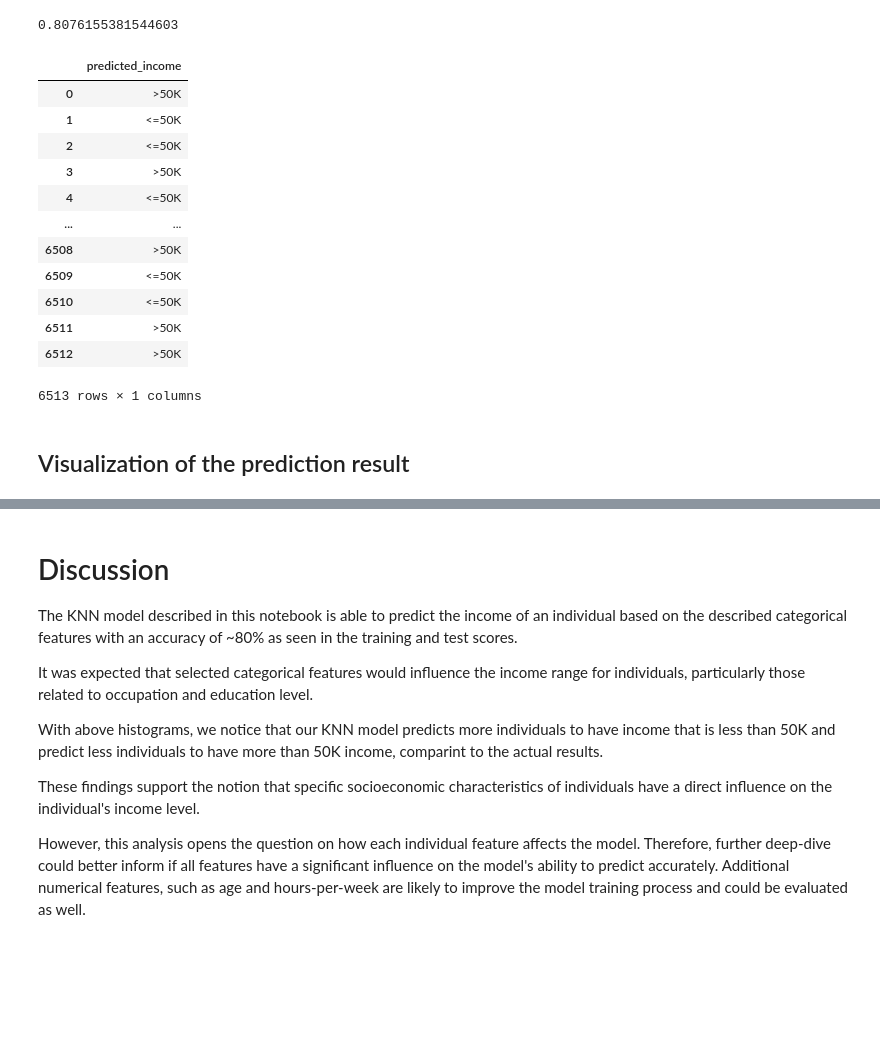
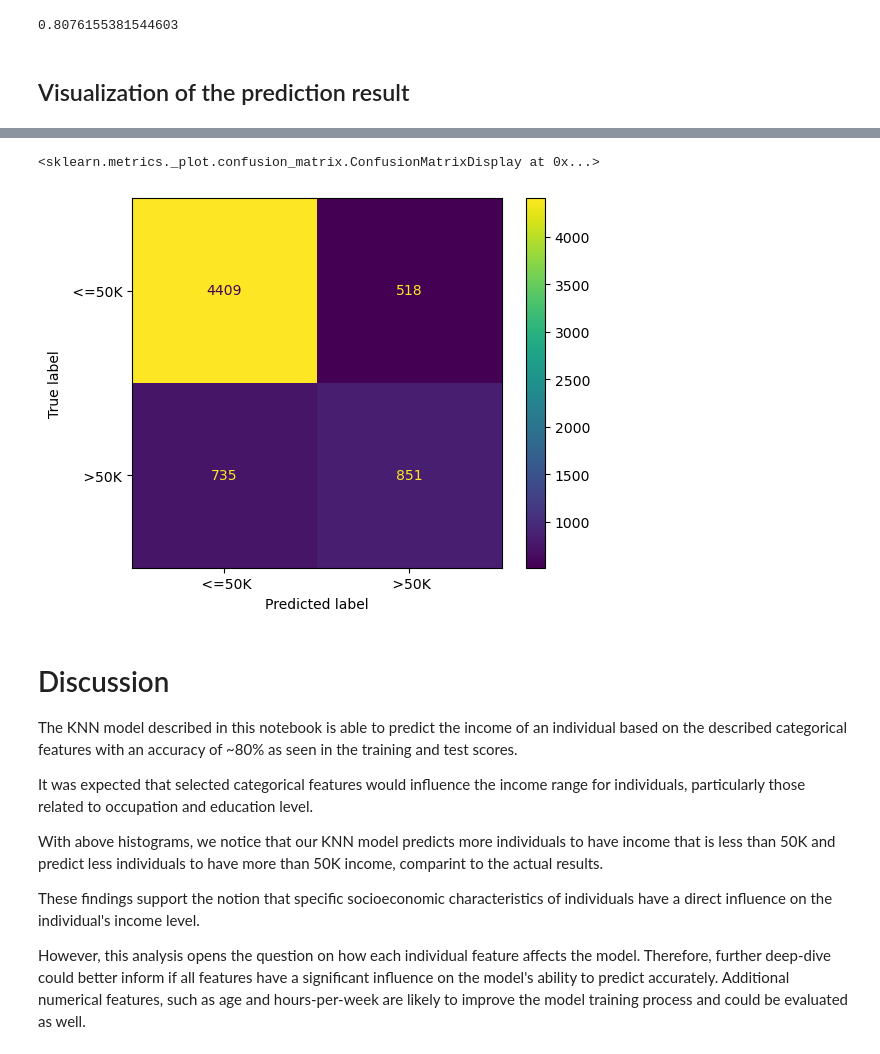
Before and after one commit to UBC-MDS/DSCI522-2425-group24_adult-income-predictor, a Jupyter notebook: notebooks/adult_income_predictor_report.ipynb, the cells around one changed output, grey strips where cells are left out. Cells and saved outputs as stored; diff of their text form; code cells hidden in the pictures; blank space fills up the shorter version.

```diff
--- a/notebooks/adult_income_predictor_report.ipynb
+++ b/notebooks/adult_income_predictor_report.ipynb
@@ -43,8 +44,19 @@ The following cell loads and displays the original data set.
 
 It also adds names to the columns aligned to the description from the data set location in the UC Irvine Machine Learning Repository.
 # %%
-data_adult = pd.read_csv("data/adult.data", names = ['age', 'workclass', 'fnlwgt', 'education', 'education-num', 'marital-status', 'occupation', 'relationship', 'race', 'sex', 'capital-gain', 'capital-loss', 'hours-per-week', 'native-country', 'income'])
+# download data as zip and extract
+url = "https://archive.ics.uci.edu/static/public/2/adult.zip"
 
+request = requests.get(url)
+os.makedirs("../data/raw", exist_ok=True)
+
+with open("../data/raw/adult.zip", 'wb') as f:
+    f.write(request.content)
+
+with zipfile.ZipFile("../data/raw/adult.zip", 'r') as zip_ref:
+    zip_ref.extractall("../data/raw")
+
+data_adult = pd.read_csv("../data/raw/adult.data", names = ['age', 'workclass', 'fnlwgt', 'education', 'education-num', 'marital-status', 'occupation', 'relationship', 'race', 'sex', 'capital-gain', 'capital-loss', 'hours-per-week', 'native-country', 'income'])
 data_adult.head()
 # %% [output]
 |  | age | workclass | fnlwgt | education | education-num | marital-status | occupation | relationship | ... |
@@ -245,38 +257,15 @@ test_score = pipe.score(X_test, y_test)
 test_score
 # %% [output]
 0.8076155381544603
-# %%
-result = pd.DataFrame(pipe.predict(X_test), columns = ["predicted_income"])
-result
-# %% [output]
-|  | predicted_income |
-| 0 | >50K |
-| 1 | <=50K |
-| 2 | <=50K |
-| 3 | >50K |
-| 4 | <=50K |
-| ... | ... |
-| 6508 | >50K |
-| 6509 | <=50K |
-| 6510 | <=50K |
-| 6511 | >50K |
-| 6512 | >50K |
-6513 rows × 1 columns
 # %% [markdown]
 ## Visualization of the prediction result
 # %%
-actual = alt.Chart(pd.DataFrame(y_test), title = "Actual Income").mark_bar().encode(
-    y=alt.Y('income'),
-    x='count()',
-    color = 'income'
+cm = ConfusionMatrixDisplay.from_estimator(
+    pipe,
+    X_test,
+    y_test,
+    values_format="d"
 )
 
-predicted = alt.Chart(result, title = "Income prediction").mark_bar().encode(
-    y=alt.Y('predicted_income'),
-    x='count()',
-    color = 'predicted_income'
-)
-
-display(actual)
-display(predicted)
+cm
 # %% [output]
@@ -285,3 +272,5 @@ display(predicted)
+<sklearn.metrics._plot.confusion_matrix.ConfusionMatrixDisplay at 0x...>
+[figure, added]
 # %% [markdown]
 # Discussion
 
```
Also changed, not shown: parts of 5 cells of this notebook, 7 other files.
